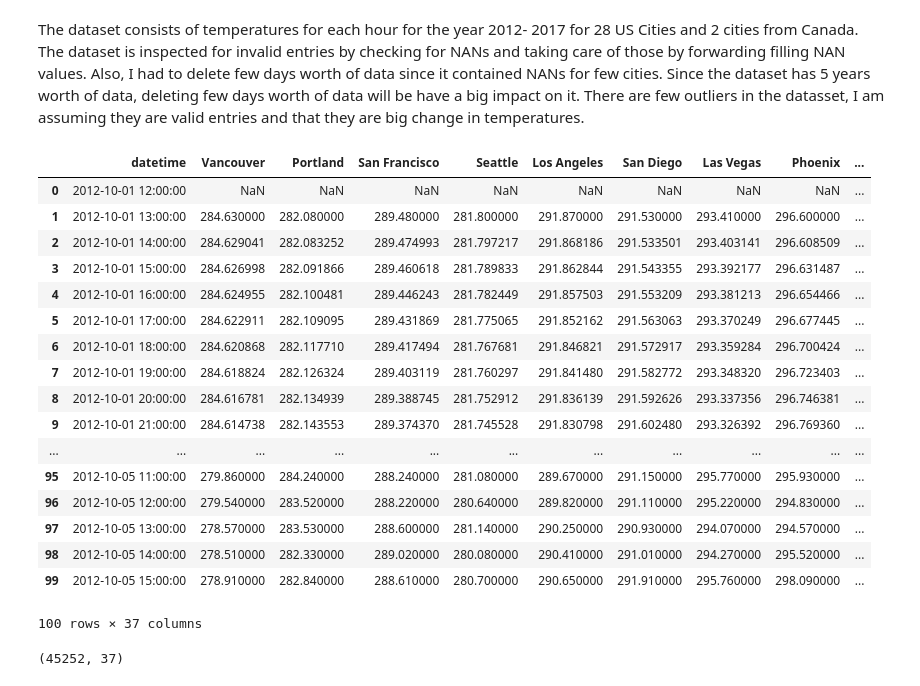
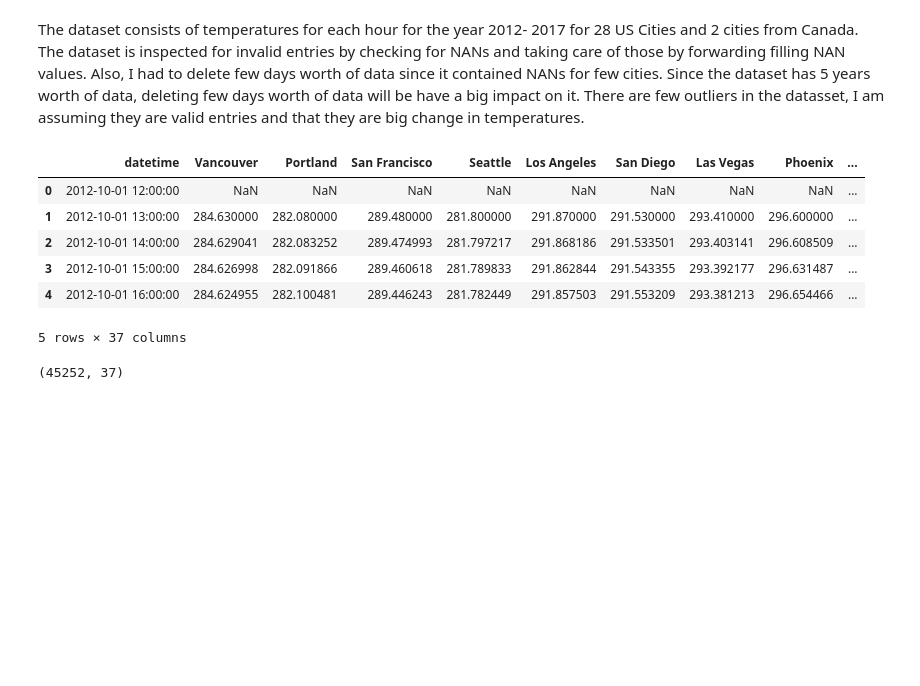
Before and after one commit to githubnk/SB, a Jupyter notebook: Capstone_Project/Milestone report Cap1.ipynb, the cells around one changed output. Drawn from its saved outputs; the diff is of its cells as text; code cells hidden in the pictures; blank space fills up the shorter version.

```diff
--- a/Capstone_Project/Milestone report Cap1.ipynb
+++ b/Capstone_Project/Milestone report Cap1.ipynb
@@ -29,28 +29,17 @@ The dataset consists of temperatures for each hour for the year 2012- 2017 for 2
 # %%
 # Dataset being imported as dataframe
 import pandas as pd
 file = 'temperature.csv'
 df = pd.read_csv(file)
-df.head(100)
+df.head(5)
 # %% [output]
 |  | datetime | Vancouver | Portland | San Francisco | Seattle | Los Angeles | San Diego | Las Vegas | Phoenix | ... |
 | 0 | 2012-10-01 12:00:00 | NaN | NaN | NaN | NaN | NaN | NaN | NaN | NaN | ... |
 | 1 | 2012-10-01 13:00:00 | 284.630000 | 282.080000 | 289.480000 | 281.800000 | 291.870000 | 291.530000 | 293.410000 | 296.600000 | ... |
 | 2 | 2012-10-01 14:00:00 | 284.629041 | 282.083252 | 289.474993 | 281.797217 | 291.868186 | 291.533501 | 293.403141 | 296.608509 | ... |
 | 3 | 2012-10-01 15:00:00 | 284.626998 | 282.091866 | 289.460618 | 281.789833 | 291.862844 | 291.543355 | 293.392177 | 296.631487 | ... |
 | 4 | 2012-10-01 16:00:00 | 284.624955 | 282.100481 | 289.446243 | 281.782449 | 291.857503 | 291.553209 | 293.381213 | 296.654466 | ... |
-| 5 | 2012-10-01 17:00:00 | 284.622911 | 282.109095 | 289.431869 | 281.775065 | 291.852162 | 291.563063 | 293.370249 | 296.677445 | ... |
-| 6 | 2012-10-01 18:00:00 | 284.620868 | 282.117710 | 289.417494 | 281.767681 | 291.846821 | 291.572917 | 293.359284 | 296.700424 | ... |
-| 7 | 2012-10-01 19:00:00 | 284.618824 | 282.126324 | 289.403119 | 281.760297 | 291.841480 | 291.582772 | 293.348320 | 296.723403 | ... |
-| 8 | 2012-10-01 20:00:00 | 284.616781 | 282.134939 | 289.388745 | 281.752912 | 291.836139 | 291.592626 | 293.337356 | 296.746381 | ... |
-| 9 | 2012-10-01 21:00:00 | 284.614738 | 282.143553 | 289.374370 | 281.745528 | 291.830798 | 291.602480 | 293.326392 | 296.769360 | ... |
-| ... | ... | ... | ... | ... | ... | ... | ... | ... | ... | ... |
-| 95 | 2012-10-05 11:00:00 | 279.860000 | 284.240000 | 288.240000 | 281.080000 | 289.670000 | 291.150000 | 295.770000 | 295.930000 | ... |
-| 96 | 2012-10-05 12:00:00 | 279.540000 | 283.520000 | 288.220000 | 280.640000 | 289.820000 | 291.110000 | 295.220000 | 294.830000 | ... |
-| 97 | 2012-10-05 13:00:00 | 278.570000 | 283.530000 | 288.600000 | 281.140000 | 290.250000 | 290.930000 | 294.070000 | 294.570000 | ... |
-| 98 | 2012-10-05 14:00:00 | 278.510000 | 282.330000 | 289.020000 | 280.080000 | 290.410000 | 291.010000 | 294.270000 | 295.520000 | ... |
-| 99 | 2012-10-05 15:00:00 | 278.910000 | 282.840000 | 288.610000 | 280.700000 | 290.650000 | 291.910000 | 295.760000 | 298.090000 | ... |
-100 rows × 37 columns
+5 rows × 37 columns
 # %%
 df.shape
 # %% [output]
```
